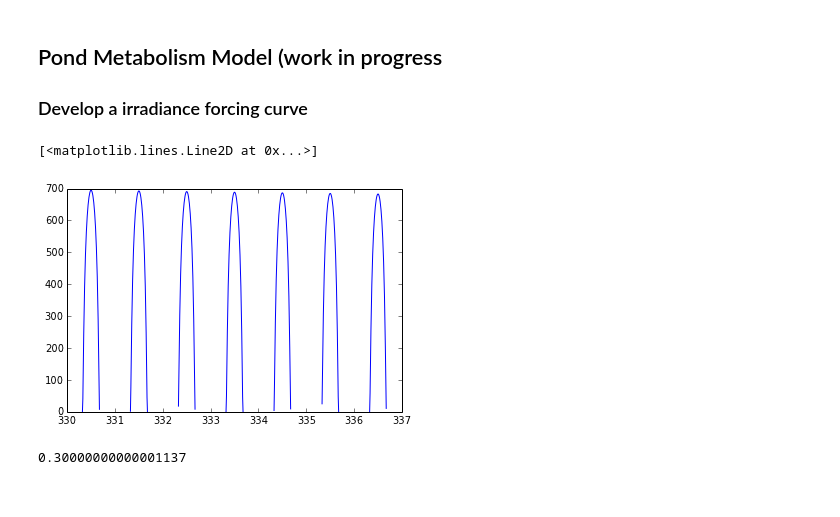
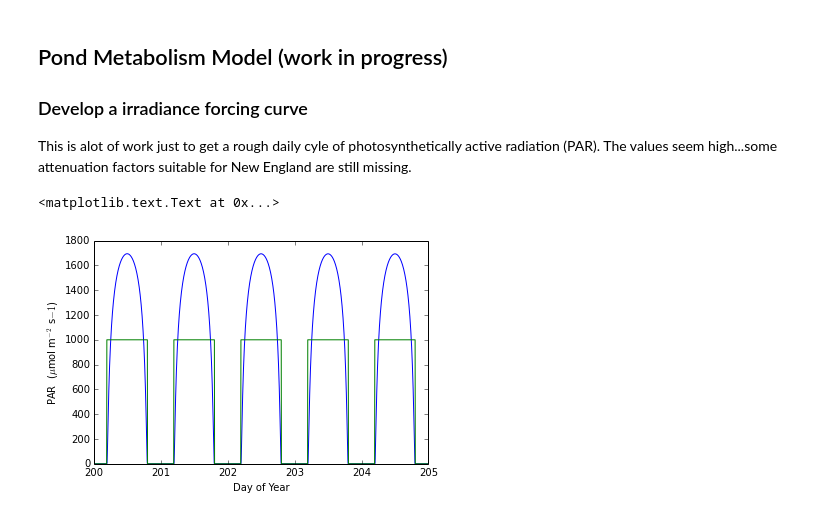
Before and after one commit to csherwood-usgs/IPython_notebook_examples, a Jupyter notebook: o2_model_2.ipynb, the cells around one changed output. Drawn from its saved outputs; the diff is of its cells as text; code cells hidden in the pictures.

Commit message:
working version of simple model

```diff
--- a/o2_model_2.ipynb
+++ b/o2_model_2.ipynb
@@ -1,45 +1,59 @@
 # %% [markdown]
-### <h2>Pond Metabolism Model (work in progress</h2>
+### <h2>Pond Metabolism Model (work in progress)</h2>
 <h3>Develop a irradiance forcing curve</h3>
+This is alot of work just to get a rough daily cyle of photosynthetically active radiation (PAR). The values seem high...some attenuation factors suitable for New England are still missing.
 # %%
 # Mean and Coman (2013)
 # "Corrected Simple Solar Irradiance Model for Mono-SI Photovoltaic Potential Estimation"
 # 12th Intl. Conf. on Environment and Electrical Eng, Wroclaw
 d2r = pi/180.
-jday = linspace(330.,337.,8*96)
-lat = 47.
+jday = linspace(200.,205.,12*6*24+1) # 5 min time step
+lat = 41.5
 phi = d2r*lat
 # Extraterrestrial irradiance
 Ic = 1367. # W/m2
 Io = Ic*(1+0.0334*cos((2.*pi*jday)/365.25))
 # Sun's declination varies from +/-23.45 deg
 # (this is not a complete as the Julian day model in Wikipedia)
 delta = 23.45*d2r*sin(2.*pi*((284+jday)/365))
 # Hour angle (zero at noon)
 hr = 24*(jday%1)
 omega = d2r*15.*(12.-hr)
 costhetaz = sin(delta)*sin(phi)+cos(delta)*cos(phi)*cos(omega)
 # empirical constants
 c = 0.357
 d = 0.678
 # Irradiance at zenith angle (to flat surface)
-Iz = Io*exp(-c*(1./costhetaz)**d)
+fac= c*(1./costhetaz)**d
+Iz = Io*exp(-fac)
+Iz[costhetaz<0]=0. #J/m2 or W/m2 (not sure)
+
 # Hour angle of sunrise / sunset (from Wikipedia, ignoring refraction and solar disc)
-cosomega0 = -tan(phi)*tan(delta)
+# Also, not corrected for time zone
+cosomega0 =  -tan(phi)*tan(delta)
+hrsrss = (arccos( cosomega0 )/(15.*d2r))
+noon = (jday-jday%1.) + .5
+sunrise = noon-hrsrss/24. # in fractional days
+sunset = noon+hrsrss/24.
+daytime = zeros_like(jday)
+daytime[(jday>sunrise)&(jday<sunset)]=1.
+"""
 # Angle of a solar panel - not using this, but wanted to save the calcs
 gamma = 45.*d2r #azimuth of panel wrt south
 beta = 15.*d2r  #tilt of angle wrt to horizontal
 costheta = sin(delta)*sin(phi)*cos(beta) \
     -sin(delta)*cos(phi)*sin(beta)*cos(gamma) \
     +cos(delta)*cos(phi)*cos(beta)*cos(omega) \
     +cos(delta)*sin(phi)*sin(beta)*cos(gamma)*cos(omega)\
     +cos(delta)*sin(beta)*sin(gamma)*sin(omega)
-#print "Io, deltal, omega",Io,delta,omega,Iz
-plot(jday,Iz)
+"""
+# Convert incident radiation to PAR
+PAR = Iz*1.86 # umol/m2 s
+
+plot(jday,PAR)
+plot(jday,daytime*1000)
+plt.xlabel('Day of Year')
+plt.ylabel(r'PAR  ($\mu$mol m$^{-2}$ s${-1}$)')
 # %% [output]
-[<matplotlib.lines.Line2D at 0x...>]
+<matplotlib.text.Text at 0x...>
-[figure, old version]
+[figure, new version]
-# %%
-265.3%1
-# %% [output]
-0.30000000000001137
```
Also changed, not shown: parts of 3 cells of this notebook.
